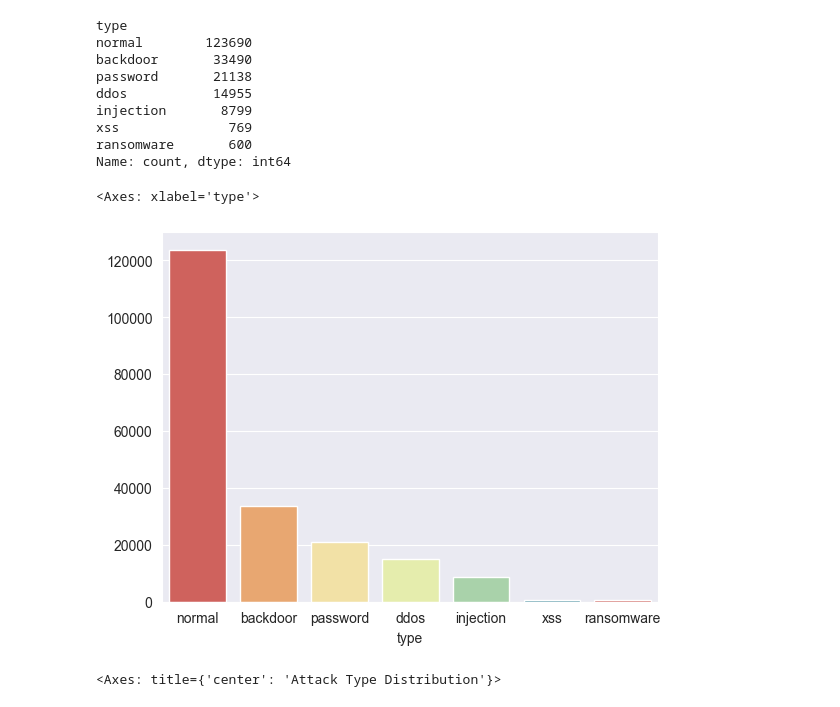
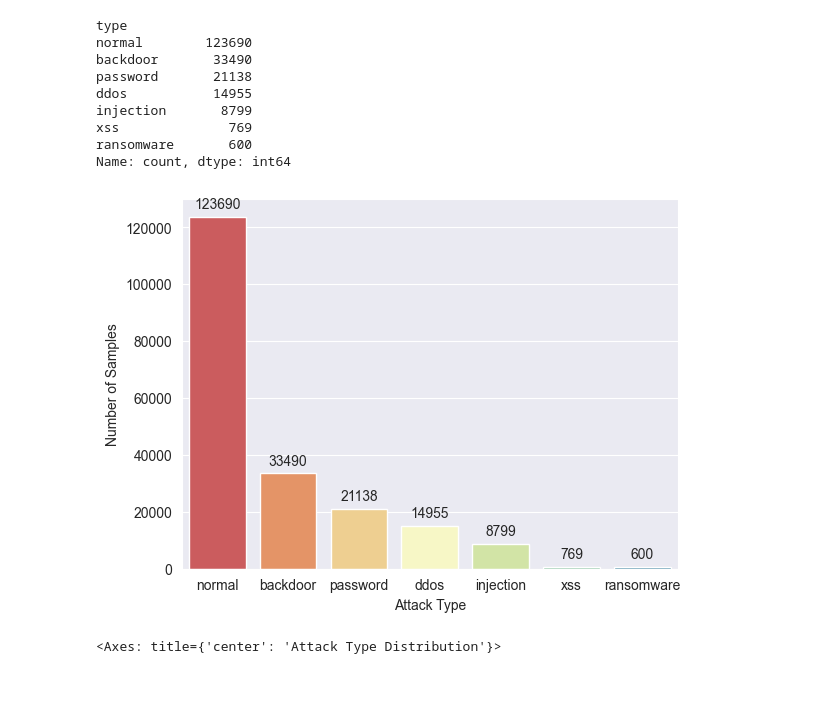
Before and after one commit to Hongwei-Z/SC-MLIDS, a Jupyter notebook: datasets/Preprocessing.ipynb, the cells around one changed output. Cells and saved outputs as stored; diff of their text form; code cells hidden in the pictures.

Commit message:
add barplot

```diff
--- a/datasets/Preprocessing.ipynb
+++ b/datasets/Preprocessing.ipynb
@@ -257,11 +257,20 @@ xss              769
 ransomware       600
 Name: count, dtype: int64
 # %%
-palette = sb.color_palette('Spectral')
-sb.barplot(y=merged_df['type'].value_counts().values, x=merged_df['type'].value_counts().index, palette=palette)
+barplot = sb.barplot(y=merged_df['type'].value_counts().values,
+                      x=merged_df['type'].value_counts().index,
+                      palette="Spectral")
+barplot.set(xlabel='Attack Type', ylabel='Number of Samples')
+
+for p in barplot.patches:
+    barplot.annotate(format(int(p.get_height()), 'd'),
+                     (p.get_x() + p.get_width() / 2., p.get_height()),
+                     ha = 'center', va = 'center',
+                     xytext = (0, 9),
+                     textcoords = 'offset points')
+plt.show()
 # %% [output]
-<Axes: xlabel='type'>
-[figure, old version]
+[figure, new version]
 # %%
 # Show the targets distribution
 plt.title("Attack Type Distribution")
```
Also changed, not shown: parts of 4 cells of this notebook, 1 other file.
